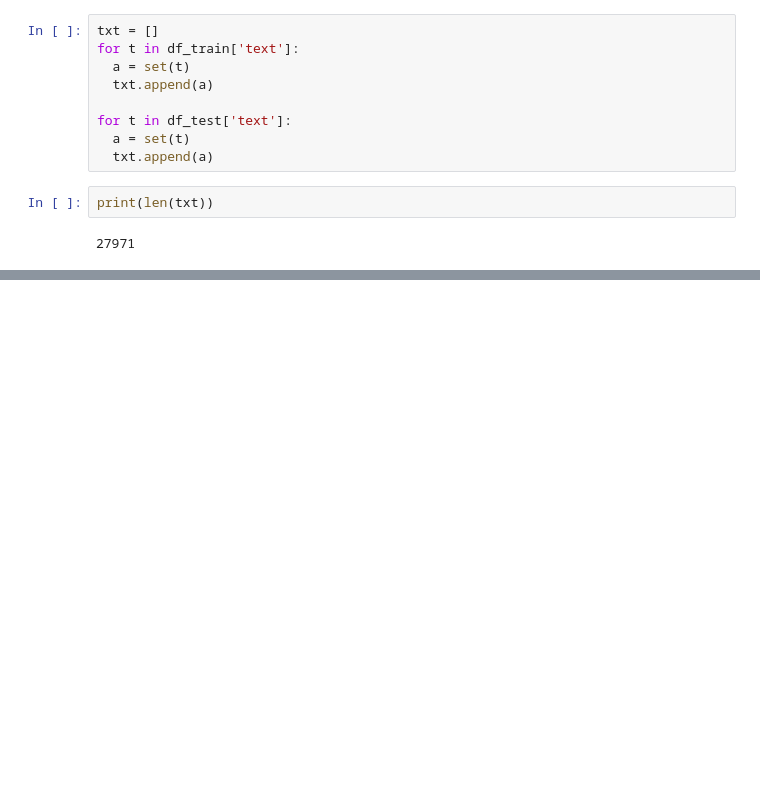
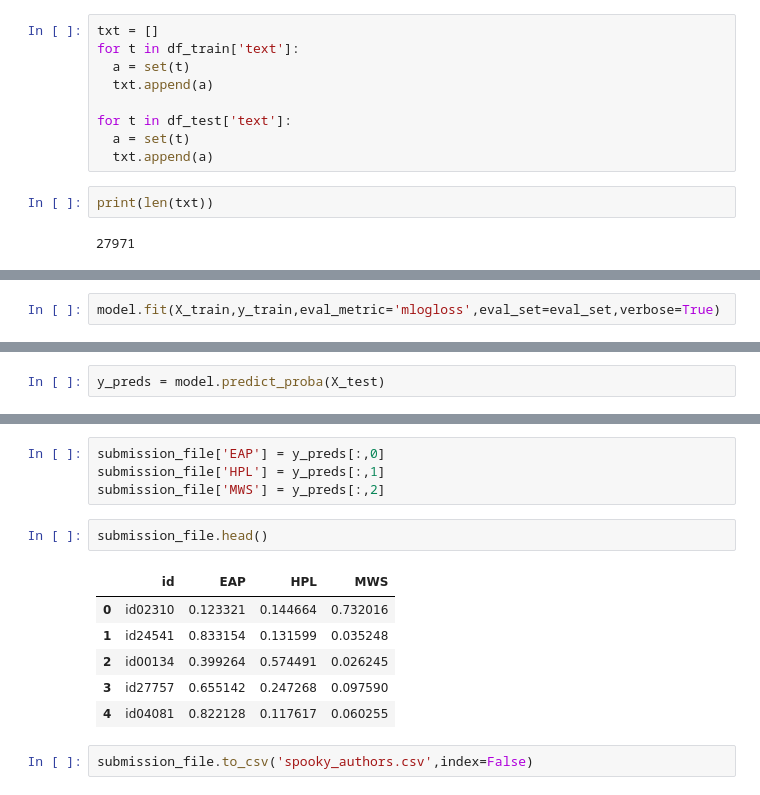
Before and after one commit to akash1309/Spooky-Author-Identification, a Jupyter notebook: Spooky_Authors.ipynb, the cells around one changed output, grey strips where cells are left out. Cells and saved outputs as stored; diff of their text form; blank space fills up the shorter version.

```diff
--- a/Spooky_Authors.ipynb
+++ b/Spooky_Authors.ipynb
@@ -156,0 +228,2 @@ print(len(txt))
+# %%
+model.fit(X_train,y_train,eval_metric='mlogloss',eval_set=eval_set,verbose=True)
@@ -156,0 +256,2 @@ print(len(txt))
+# %%
+y_preds = model.predict_proba(X_test)
@@ -156,0 +288,15 @@ print(len(txt))
+# %%
+submission_file['EAP'] = y_preds[:,0]
+submission_file['HPL'] = y_preds[:,1]
+submission_file['MWS'] = y_preds[:,2]
+# %%
+submission_file.head()
+# %% [output]
+|  | id | EAP | HPL | MWS |
+| 0 | id02310 | 0.123321 | 0.144664 | 0.732016 |
+| 1 | id24541 | 0.833154 | 0.131599 | 0.035248 |
+| 2 | id00134 | 0.399264 | 0.574491 | 0.026245 |
+| 3 | id27757 | 0.655142 | 0.247268 | 0.097590 |
+| 4 | id04081 | 0.822128 | 0.117617 | 0.060255 |
+# %%
+submission_file.to_csv('spooky_authors.csv',index=False)
```
Also changed, not shown: parts of 29 cells of this notebook.
